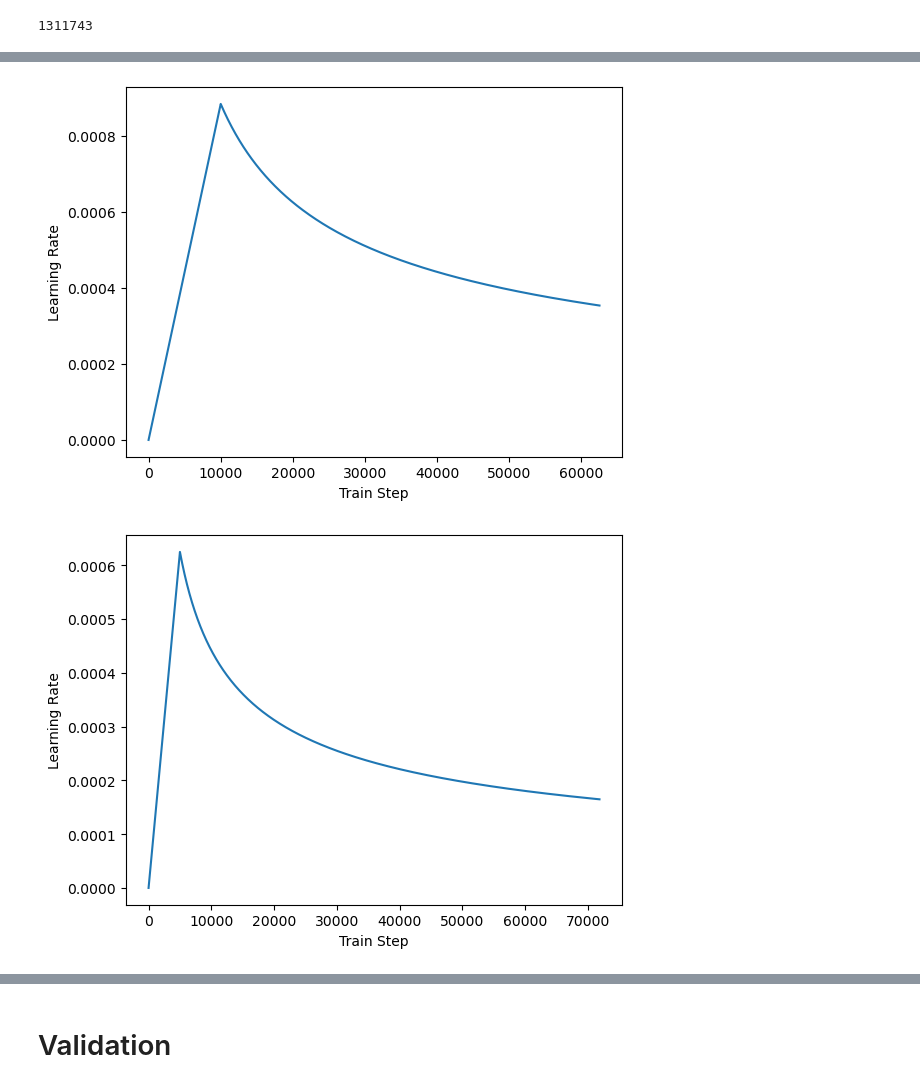
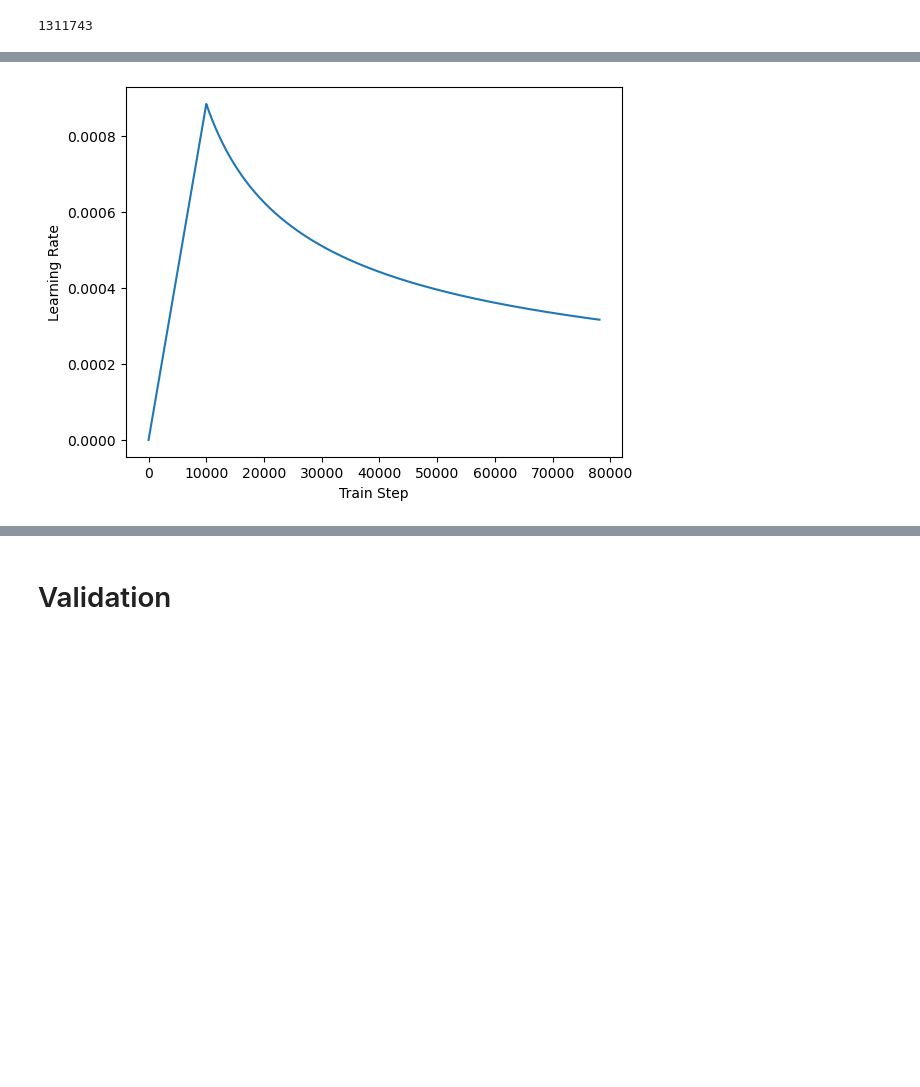
Before and after one commit to EnricRovira/025_Kaggle-OTTO-Recsys-2022, a Jupyter notebook: 1_Scripts/1_Model_v0.4.ipynb, the cells around one changed output, grey strips where cells are left out. Cells and saved outputs as stored; diff of their text form; code cells hidden in the pictures; blank space fills up the shorter version.

```diff
--- a/1_Scripts/1_Model_v0.4.ipynb
+++ b/1_Scripts/1_Model_v0.4.ipynb
@@ -337,19 +339,12 @@ def set_seed(seed):
     random.seed(seed)
 # %%
 tmp_lr = CustomSchedule(128, 10_000, weight_decay=None)
-finetune_lr = CustomSchedule(512, 5_000, weight_decay=None)
-plt.plot(tmp_lr(tf.range(10_000_000 // (32* 5), dtype=tf.float32)))
+plt.plot(tmp_lr(tf.range(12_500_000 // (32* 5), dtype=tf.float32)))
 plt.ylabel('Learning Rate')
 plt.xlabel('Train Step')
 plt.show();
-
-plt.plot(finetune_lr(tf.range(2_300_000 // (32), dtype=tf.float32)))
-plt.ylabel('Learning Rate')
-plt.xlabel('Train Step')
-plt.show();
 # %% [output]
-[figure, old version]
+[figure, new version]
-[figure, removed]
 # %%
 ####################################################
 
```
Also changed, not shown: parts of 6 cells of this notebook, 2 other files.
